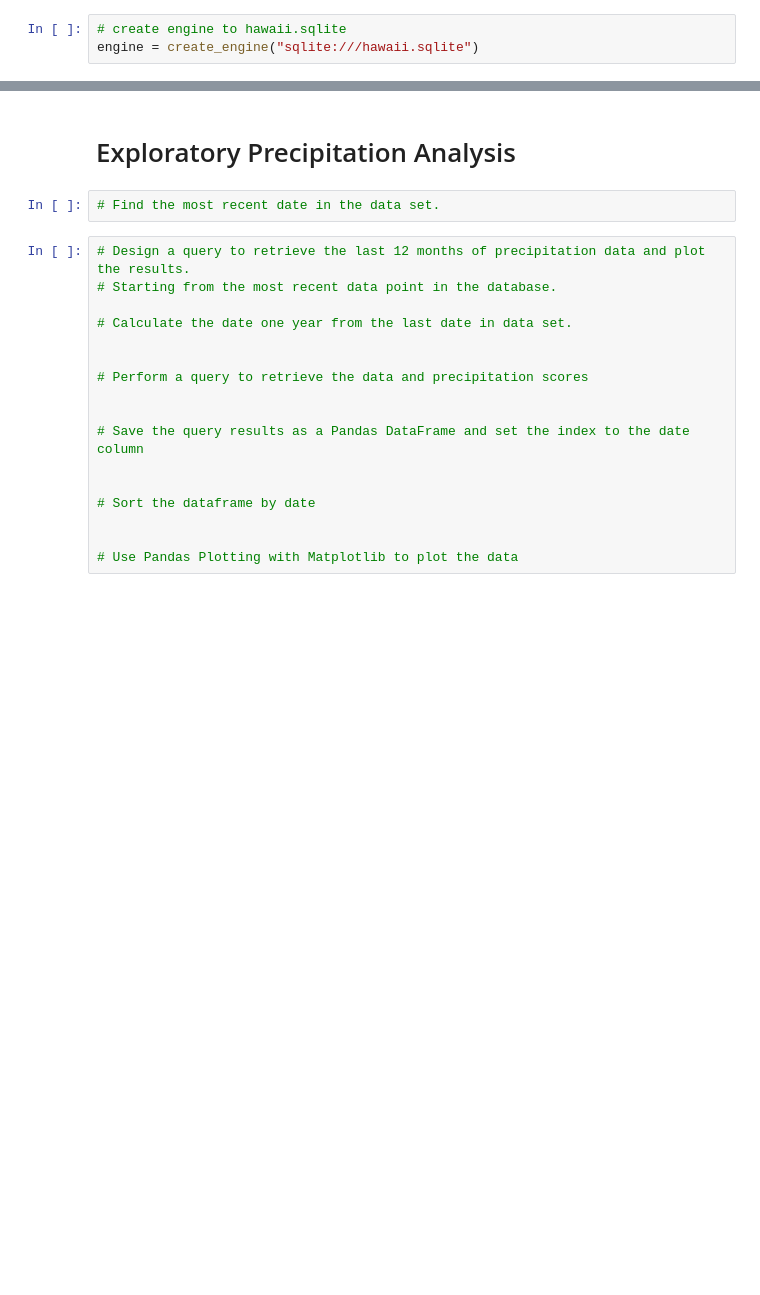
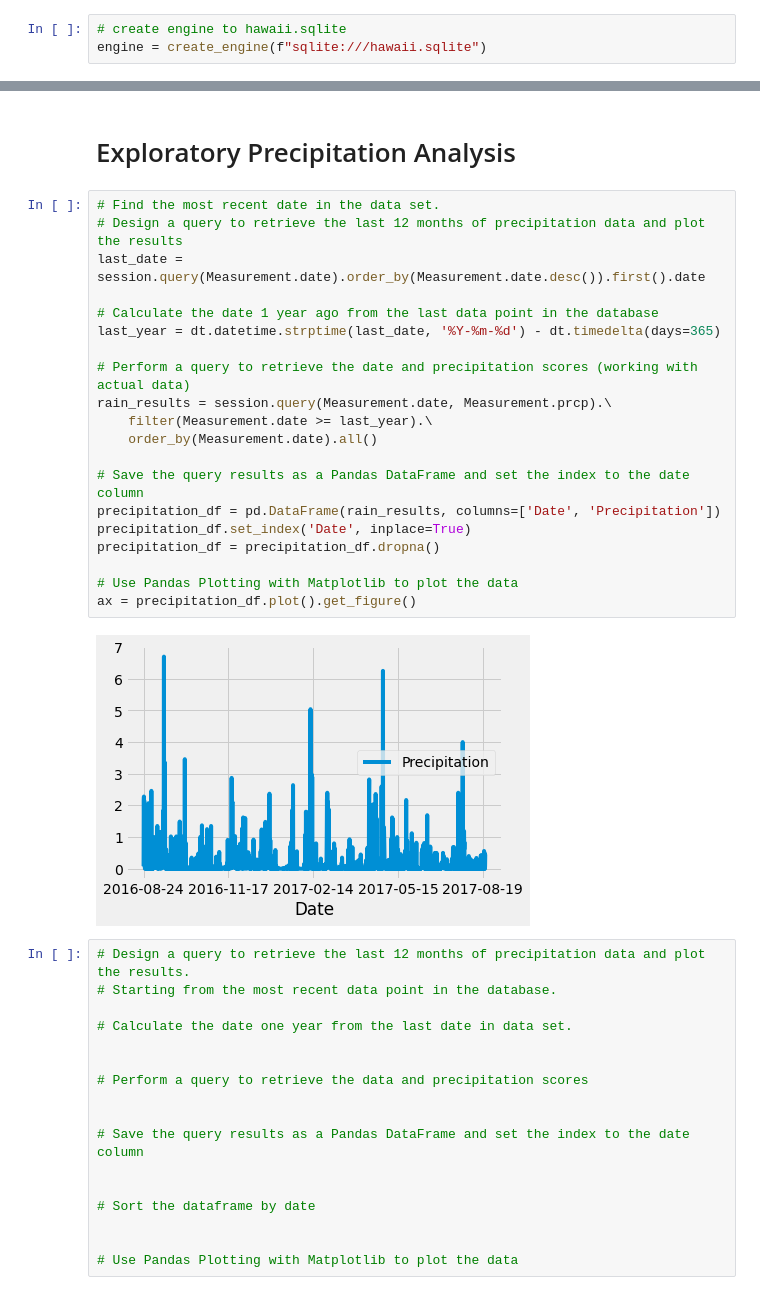
Before and after one commit to AnnetteHeredia/sqlalchemy-challenge, a Jupyter notebook: climate_starter.ipynb, the cells around one changed output, grey strips where cells are left out. Saved outputs shown, nothing was run; the diff lists cells and outputs as text; blank space fills up the shorter version.

```diff
--- a/climate_starter.ipynb
+++ b/climate_starter.ipynb
@@ -17,7 +17,7 @@ from sqlalchemy.orm import Session
 from sqlalchemy import create_engine, func
 # %%
 # create engine to hawaii.sqlite
-engine = create_engine("sqlite:///hawaii.sqlite")
+engine = create_engine(f"sqlite:///hawaii.sqlite")
 # %%
 # reflect an existing database into a new model
 Base = automap_base()
@@ -35,8 +37,28 @@ Station = Base.classes.station
 session = Session(engine)
 # %% [markdown]
 # Exploratory Precipitation Analysis
-# %%
-# Find the most recent date in the data set.
+# %%
+# Find the most recent date in the data set.
+# Design a query to retrieve the last 12 months of precipitation data and plot the results
+last_date = session.query(Measurement.date).order_by(Measurement.date.desc()).first().date
+
+# Calculate the date 1 year ago from the last data point in the database
+last_year = dt.datetime.strptime(last_date, '%Y-%m-%d') - dt.timedelta(days=365)
+
+# Perform a query to retrieve the date and precipitation scores (working with actual data)
+rain_results = session.query(Measurement.date, Measurement.prcp).\
+    filter(Measurement.date >= last_year).\
+    order_by(Measurement.date).all()
+
+# Save the query results as a Pandas DataFrame and set the index to the date column
+precipitation_df = pd.DataFrame(rain_results, columns=['Date', 'Precipitation'])
+precipitation_df.set_index('Date', inplace=True)
+precipitation_df = precipitation_df.dropna()
+
+# Use Pandas Plotting with Matplotlib to plot the data
+ax = precipitation_df.plot().get_figure()
+# %% [output]
+[figure, added]
 # %%
 # Design a query to retrieve the last 12 months of precipitation data and plot the results.
 # Starting from the most recent data point in the database.
```
Also changed, not shown: parts of 9 cells of this notebook, 1 other file.
